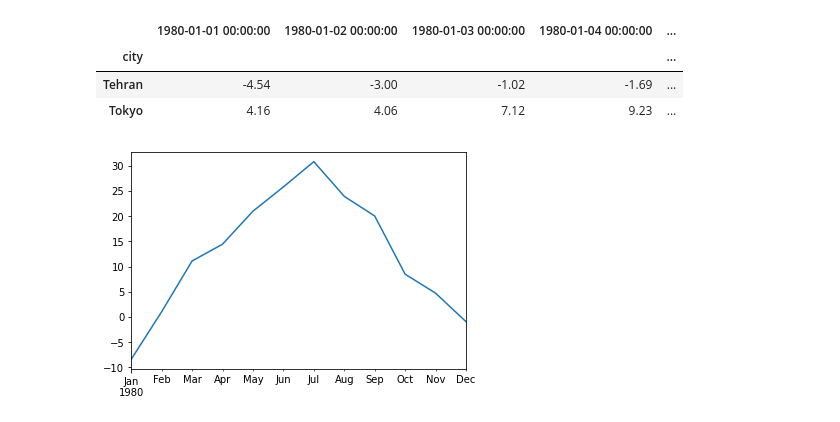
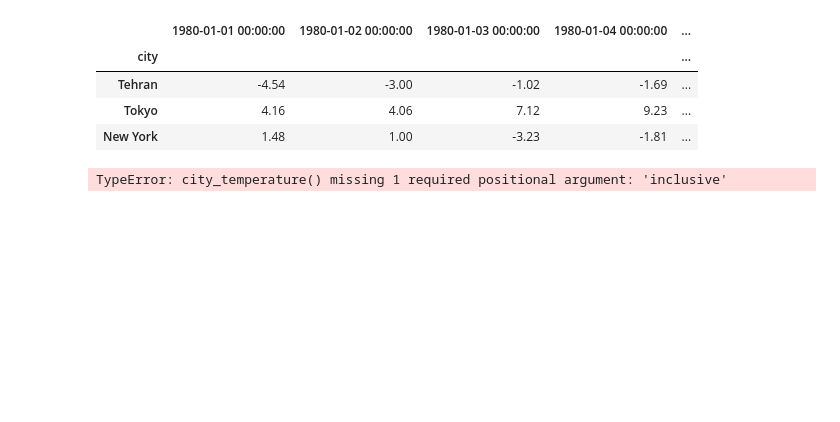
Before and after one commit to AmirHooshangi/1000-cities-temp-data-exploratory-data-analysis, a Jupyter notebook: weather-visualization.ipynb, the cells around one changed output. Drawn from its saved outputs; the diff is of its cells as text; code cells hidden in the pictures; blank space fills up the shorter version.

```diff
--- a/weather-visualization.ipynb
+++ b/weather-visualization.ipynb
@@ -15,18 +16,19 @@ def city_temperature(weather_df, city, start, end, freq):
     weather_df = weather_df[time_range]
     return weather_df.loc[city]
-# %%
-#Suppose that we want to see the temperature of Terhan and Tokyo for 10 consecutive days since 1980
-city_temperature(weather_df,["Tehran", "Tokyo"] ,'1/1/1980', '1/10/1980', 'D')
-# %% [output]
-|  | 1980-01-01 00:00:00 | 1980-01-02 00:00:00 | 1980-01-03 00:00:00 | 1980-01-04 00:00:00 | ... |
-| city |  |  |  |  | ... |
-| Tehran | -4.54 | -3.00 | -1.02 | -1.69 | ... |
-| Tokyo | 4.16 | 4.06 | 7.12 | 9.23 | ... |
-# %%
-#We can also plot temperature
-ax=city_temperature(weather_df,"Tehran" ,'1/1/1980','1/10/1981', 'M').plot()
-#ax.set_xlabel("date")[]
-#ax.set_ylabel("temperature (C)")
-plt.show()
-# %% [output]
-[figure, removed]
+# %%
+#Suppose that we want to see the temperature of Terhan and Tokyo for 10 consecutive days since 1980
+city_temperature(weather_df,["Tehran", "Tokyo", "New York"] ,'1/1/1980', '1/10/1980', 'D', 'both')
+# %% [output]
+|  | 1980-01-01 00:00:00 | 1980-01-02 00:00:00 | 1980-01-03 00:00:00 | 1980-01-04 00:00:00 | ... |
+| city |  |  |  |  | ... |
+| Tehran | -4.54 | -3.00 | -1.02 | -1.69 | ... |
+| Tokyo | 4.16 | 4.06 | 7.12 | 9.23 | ... |
+| New York | 1.48 | 1.00 | -3.23 | -1.81 | ... |
+# %%
+#We can also plot temperature
+ax = city_temperature(weather_df,"Tehran" ,'1/1/1980','1/10/1981', 'D').plot()
+ax.set_xlabel("Date")
+ax.set_ylabel("Temperature (C)")
+plt.show()
+# %% [output]
+TypeError: city_temperature() missing 1 required positional argument: 'inclusive'
```
Also changed, not shown: parts of 3 cells of this notebook.
